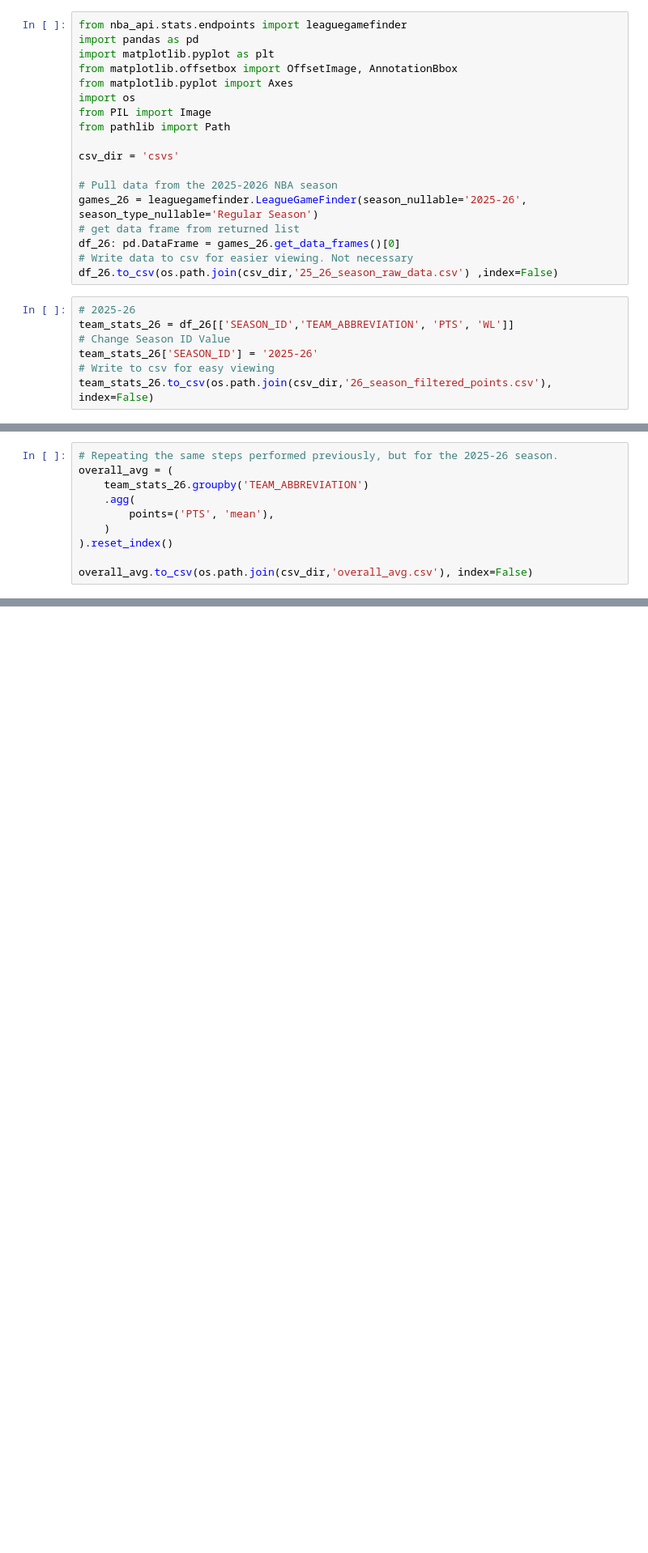
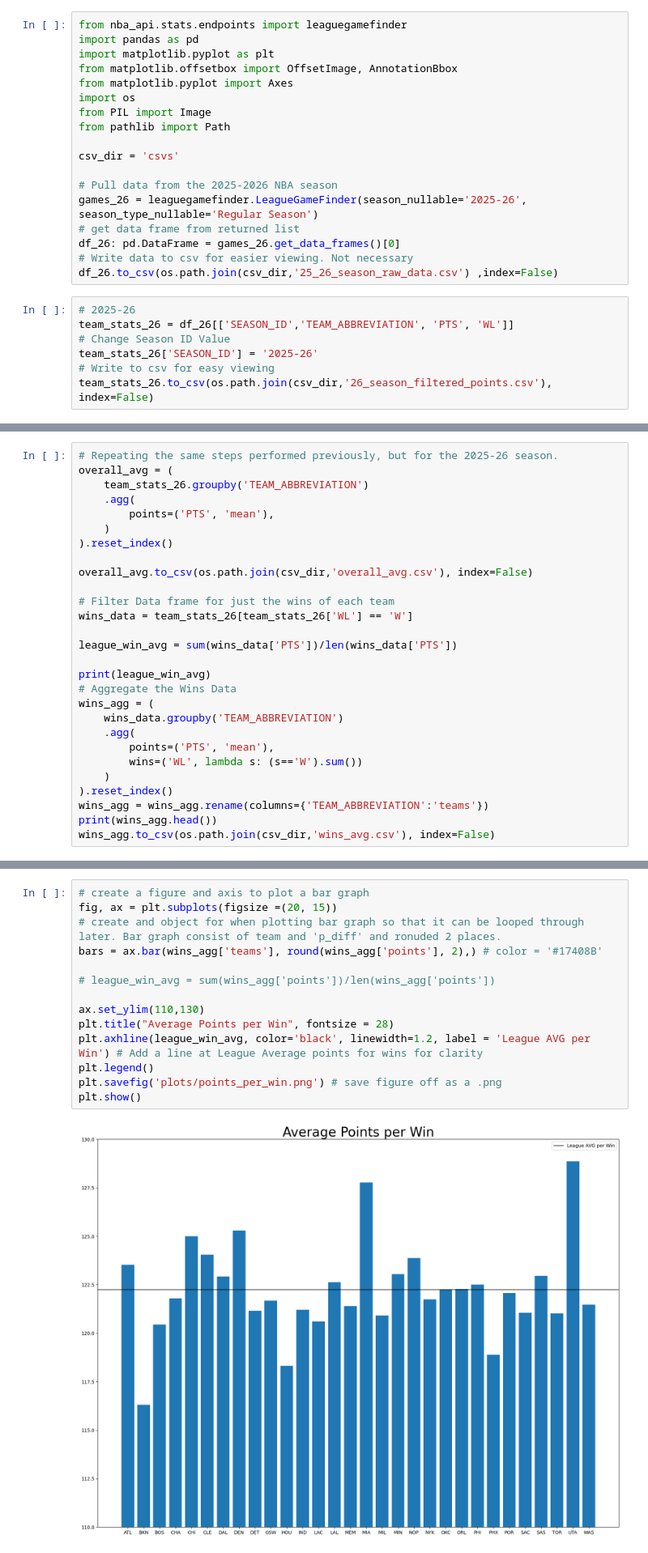
Before and after one commit to wjpericles/nba-data-visuals, a Jupyter notebook: src/02_points_per_win/points_per_win.ipynb, the cells around one changed output, grey strips where cells are left out. Shown at 81% size. Cells and saved outputs as stored; diff of their text form; blank space fills up the shorter version.

Commit message:
daily  commit. Create bar graph, and prepping data for scatter plot

```diff
--- a/src/02_points_per_win/points_per_win.ipynb
+++ b/src/02_points_per_win/points_per_win.ipynb
@@ -33,3 +54,21 @@ overall_avg = (
 ).reset_index()
 
 overall_avg.to_csv(os.path.join(csv_dir,'overall_avg.csv'), index=False)
+
+# Filter Data frame for just the wins of each team
+wins_data = team_stats_26[team_stats_26['WL'] == 'W']
+
+league_win_avg = sum(wins_data['PTS'])/len(wins_data['PTS'])
+
+print(league_win_avg)
+# Aggregate the Wins Data
+wins_agg = (
+    wins_data.groupby('TEAM_ABBREVIATION')
+    .agg(
+        points=('PTS', 'mean'),
+        wins=('WL', lambda s: (s=='W').sum())
+    )
+).reset_index()
+wins_agg = wins_agg.rename(columns={'TEAM_ABBREVIATION':'teams'})
+print(wins_agg.head())
+wins_agg.to_csv(os.path.join(csv_dir,'wins_avg.csv'), index=False)
@@ -35,0 +83,16 @@ overall_avg.to_csv(os.path.join(csv_dir,'overall_avg.csv'), index=False)
+# %%
+# create a figure and axis to plot a bar graph
+fig, ax = plt.subplots(figsize =(20, 15))
+# create and object for when plotting bar graph so that it can be looped through later. Bar graph consist of team and 'p_diff' and ronuded 2 places.
+bars = ax.bar(wins_agg['teams'], round(wins_agg['points'], 2),) # color = '#17408B'
+
+# league_win_avg = sum(wins_agg['points'])/len(wins_agg['points'])
+
+ax.set_ylim(110,130)
+plt.title("Average Points per Win", fontsize = 28)
+plt.axhline(league_win_avg, color='black', linewidth=1.2, label = 'League AVG per Win') # Add a line at League Average points for wins for clarity
+plt.legend()
+plt.savefig('plots/points_per_win.png') # save figure off as a .png
+plt.show()
+# %% [output]
+[figure, added]
```
Also changed, not shown: parts of 2 cells of this notebook, 2 other files.
